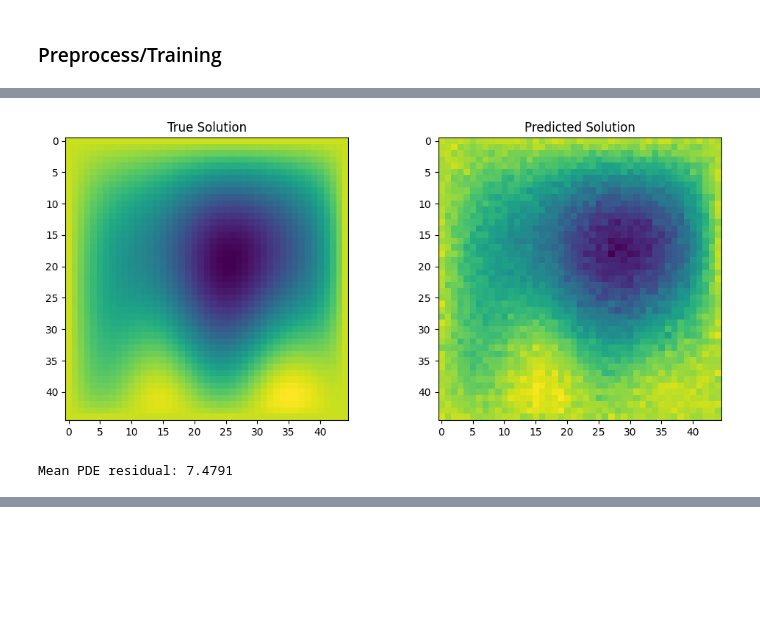
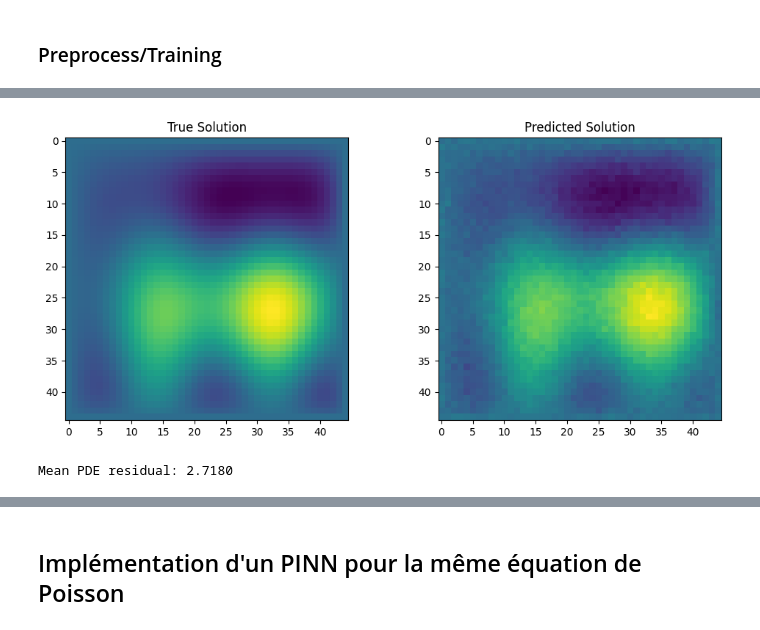
Before and after one commit to Edouard974/HybridML, a Jupyter notebook: poisson_ml_notebook.ipynb, the cells around one changed output, grey strips where cells are left out. Cells and saved outputs as stored; diff of their text form; code cells hidden in the pictures; blank space fills up the shorter version.

```diff
--- a/poisson_ml_notebook.ipynb
+++ b/poisson_ml_notebook.ipynb
@@ -14,5 +14,8 @@ from sklearn.preprocessing import MinMaxScaler
 from sklearn.metrics import mean_squared_error
 import tensorflow as tf
 from tensorflow.keras import layers
+# %%
+GRID_SIZE = 45
+NUM_SAMPLE = 1000 # For demo, greater is better
 # %% [markdown]
 ### Approche
@@ -22,7 +25,7 @@ Nature du modèle, travail de prétraitementet/oucalibrageéventuel, séparation
 # %%
 
 # Finite Difference Solver
-def solve_poisson(a, b, N=45):
+def solve_poisson(a, b, N):
     """
     Solves Poisson equation on 45x45 grid (2025 nodes)
     Returns solution u and source term f
@@ -64,12 +67,11 @@ def solve_poisson(a, b, N=45):
 
 # Generate training data
 np.random.seed(42)
-num_samples = 100  # Reduced for demo, increase for better results
-a_vals = np.random.uniform(1, 5, num_samples)
-b_vals = np.random.uniform(1, 5, num_samples)
+a_vals = np.random.uniform(1, 5, NUM_SAMPLE)
+b_vals = np.random.uniform(1, 5, NUM_SAMPLE)
 
 X = np.vstack([a_vals, b_vals]).T
-y = np.array([solve_poisson(a, b)[0].flatten() for a, b in X])
+y = np.array([solve_poisson(a, b, GRID_SIZE)[0].flatten() for a, b in X])
 
 print(f"Dataset shape: {X.shape} (samples) x {y.shape[1]} (grid points)")
 # %% [output]
@@ -90,7 +92,7 @@ X_test_scaled = scaler.transform(X_test)
 model = tf.keras.Sequential([
     layers.Dense(128, activation='relu', input_shape=(2,)),
     layers.Dense(256, activation='relu'),
-    layers.Dense(45*45)  # Output layer for flattened grid
+    layers.Dense(GRID_SIZE**2)  # Output layer for flattened grid
 ])
 
 model.compile(optimizer='adam',
@@ -152,8 +154,8 @@ print(f"\nTest MSE: {mse:.4f}")
 
 # Visualize one prediction
 sample_idx = 0
-true_sol = y_test[sample_idx].reshape(45, 45)
-pred_sol = y_pred[sample_idx].reshape(45, 45)
+true_sol = y_test[sample_idx].reshape(GRID_SIZE, GRID_SIZE)
+pred_sol = y_pred[sample_idx].reshape(GRID_SIZE, GRID_SIZE)
 
 fig, (ax1, ax2) = plt.subplots(1, 2, figsize=(12, 5))
 ax1.imshow(true_sol, cmap='viridis')
@@ -164,10 +166,10 @@ plt.show()
 
 # Calculate PDE residual for a sample
 a_sample, b_sample = X_test[sample_idx]
-_, f = solve_poisson(a_sample, b_sample)
+_, f = solve_poisson(a_sample, b_sample, GRID_SIZE)
 
 # Calculate Laplacian of prediction
-h = 1/44
+h = 1/(GRID_SIZE-1)
 laplacian = (pred_sol[:-2, 1:-1] + pred_sol[2:, 1:-1] +
              pred_sol[1:-1, :-2] + pred_sol[1:-1, 2:] -
              4*pred_sol[1:-1, 1:-1]) / h**2
@@ -179,7 +181,7 @@ print(f"Mean PDE residual: {np.mean(residual):.4f}")
 
 Test MSE: 0.0000
-[figure, old version]
+[figure, new version]
-Mean PDE residual: 7.4791
+Mean PDE residual: 2.7180
 # %% [markdown]
 ### **Conclusion Critique**
 
@@ -240,3 +242,5 @@ Mean PDE residual: 7.4791
   - Early stopping basé sur le résidu PDE plutôt que le MSE.
 
 ---
+# %% [markdown]
+## Implémentation d'un PINN pour la même équation de Poisson
```
Also changed, not shown: parts of 11 cells of this notebook, 3 other files.
